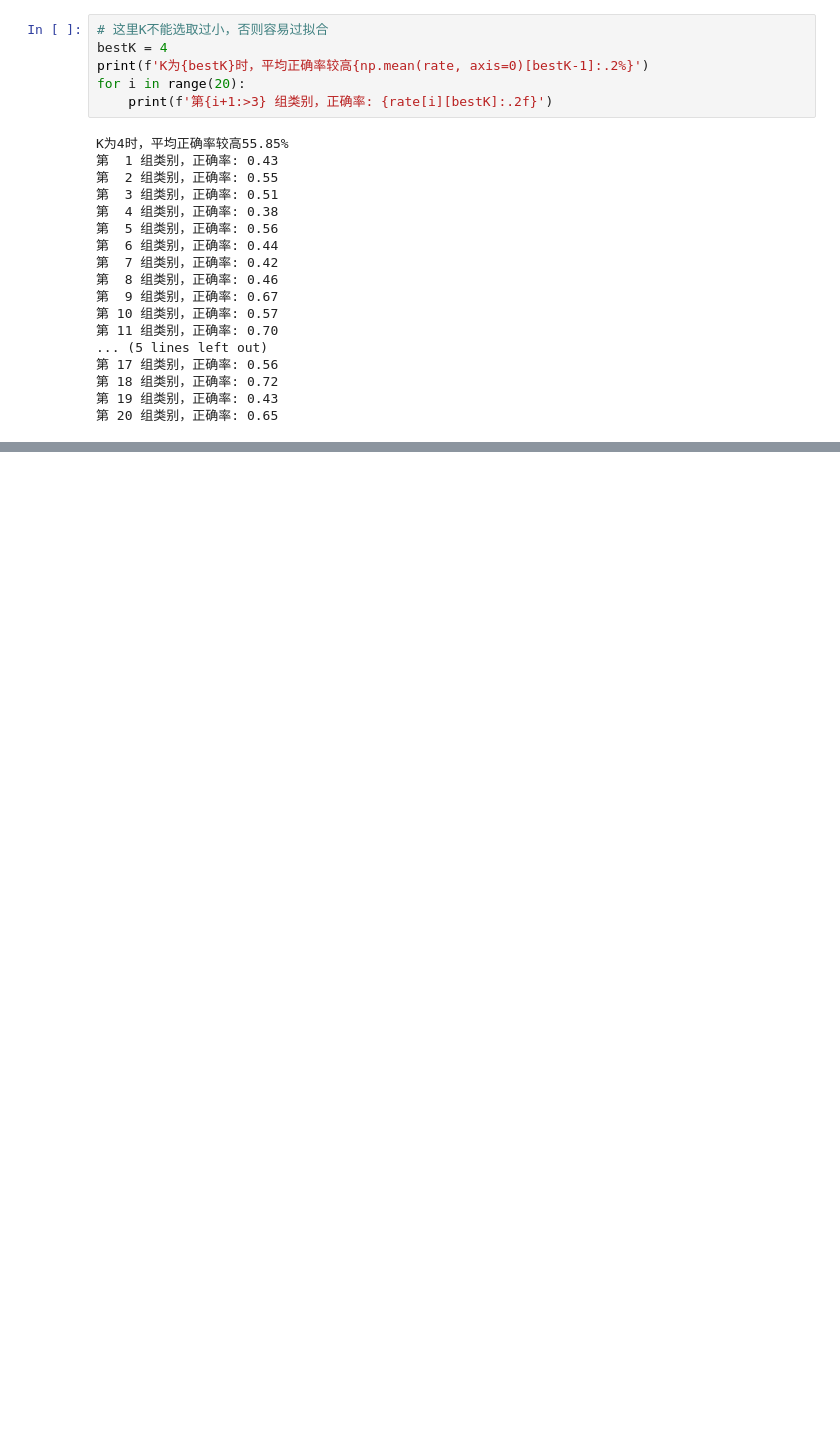
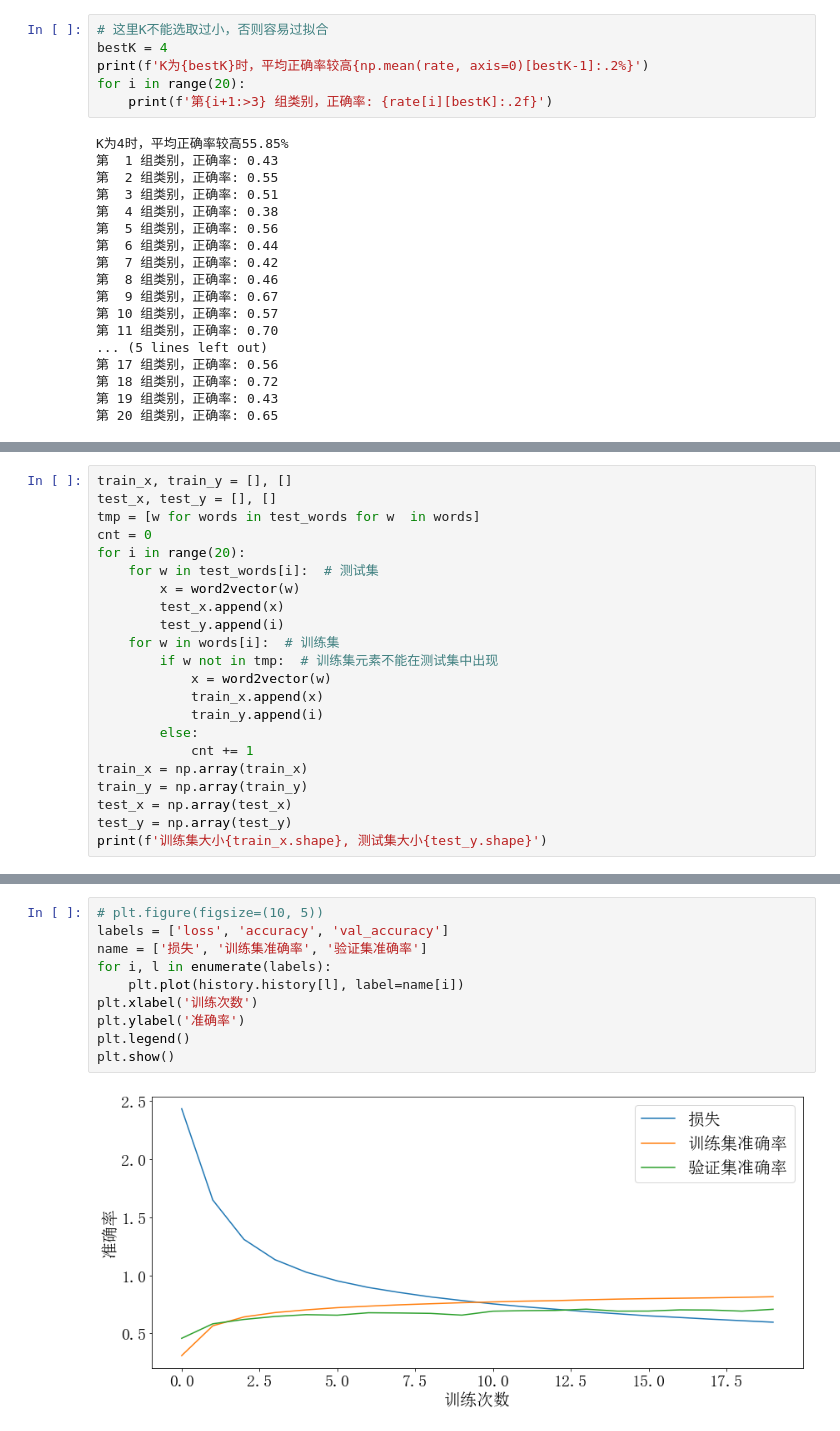
Before and after one commit to wty-yy/LaTex-Projects, a Jupyter notebook: NLP/hw2/code/main.ipynb, the cells around one changed output, grey strips where cells are left out. Saved outputs shown, nothing was run; the diff lists cells and outputs as text; blank space fills up the shorter version.

```diff
--- a/NLP/hw2/code/main.ipynb
+++ b/NLP/hw2/code/main.ipynb
@@ -345,0 +273,22 @@ print(f'验证集上最终的准确率: {np.sum(np.argmax(pred, axis=1) == test_
+# %%
+train_x, train_y = [], []
+test_x, test_y = [], []
+tmp = [w for words in test_words for w  in words]
+cnt = 0
+for i in range(20):
+    for w in test_words[i]:  # 测试集
+        x = word2vector(w)
+        test_x.append(x)
+        test_y.append(i)
+    for w in words[i]:  # 训练集
+        if w not in tmp:  # 训练集元素不能在测试集中出现
+            x = word2vector(w)
+            train_x.append(x)
+            train_y.append(i)
+        else:
+            cnt += 1
+train_x = np.array(train_x)
+train_y = np.array(train_y)
+test_x = np.array(test_x)
+test_y = np.array(test_y)
+print(f'训练集大小{train_x.shape}, 测试集大小{test_y.shape}')
@@ -345,0 +329,12 @@ print(f'验证集上最终的准确率: {np.sum(np.argmax(pred, axis=1) == test_
+# %%
+# plt.figure(figsize=(10, 5))
+labels = ['loss', 'accuracy', 'val_accuracy']
+name = ['损失', '训练集准确率', '验证集准确率']
+for i, l in enumerate(labels):
+    plt.plot(history.history[l], label=name[i])
+plt.xlabel('训练次数')
+plt.ylabel('准确率')
+plt.legend()
+plt.show()
+# %% [output]
+[figure, added]
```
Also changed, not shown: parts of 20 cells of this notebook, 4 other files.
